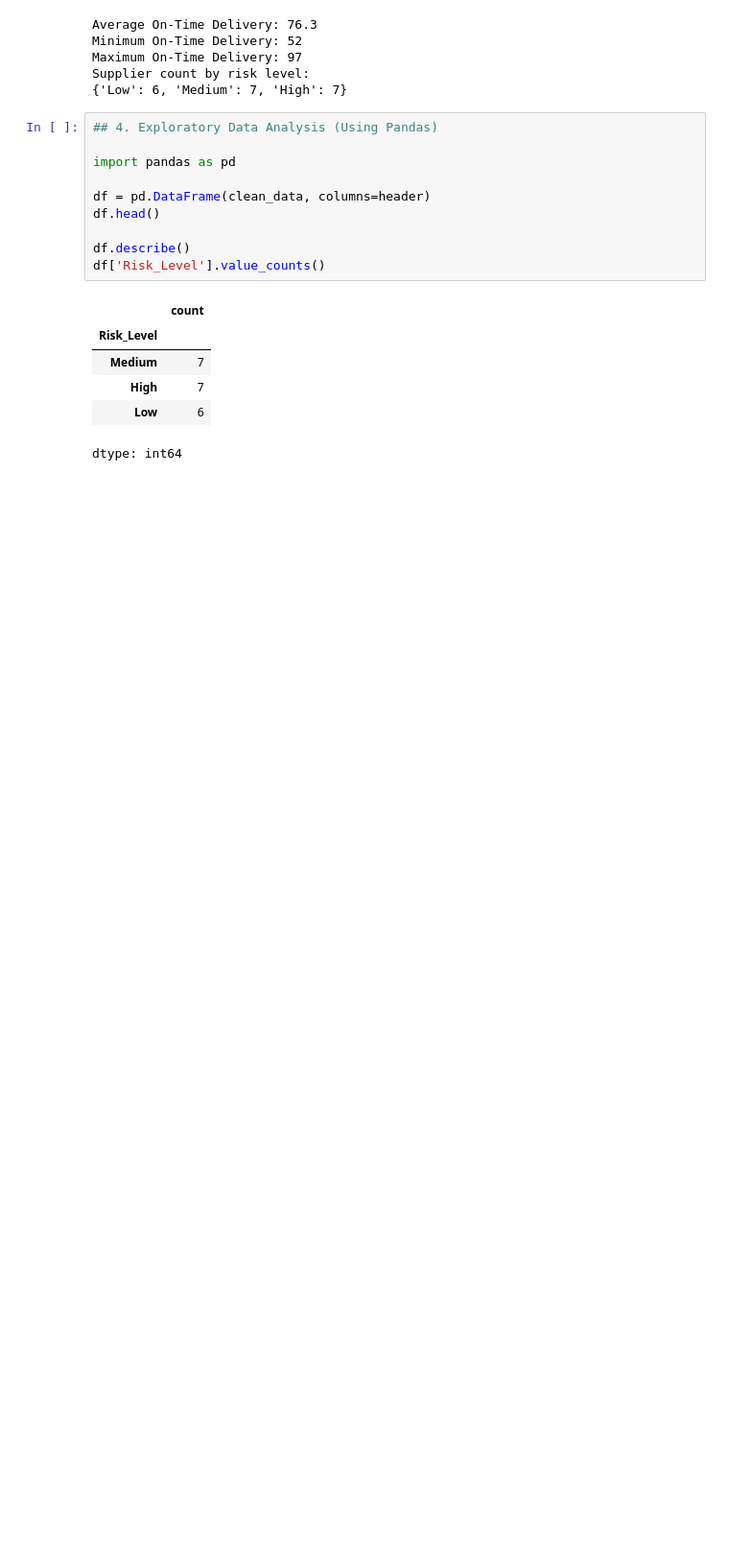
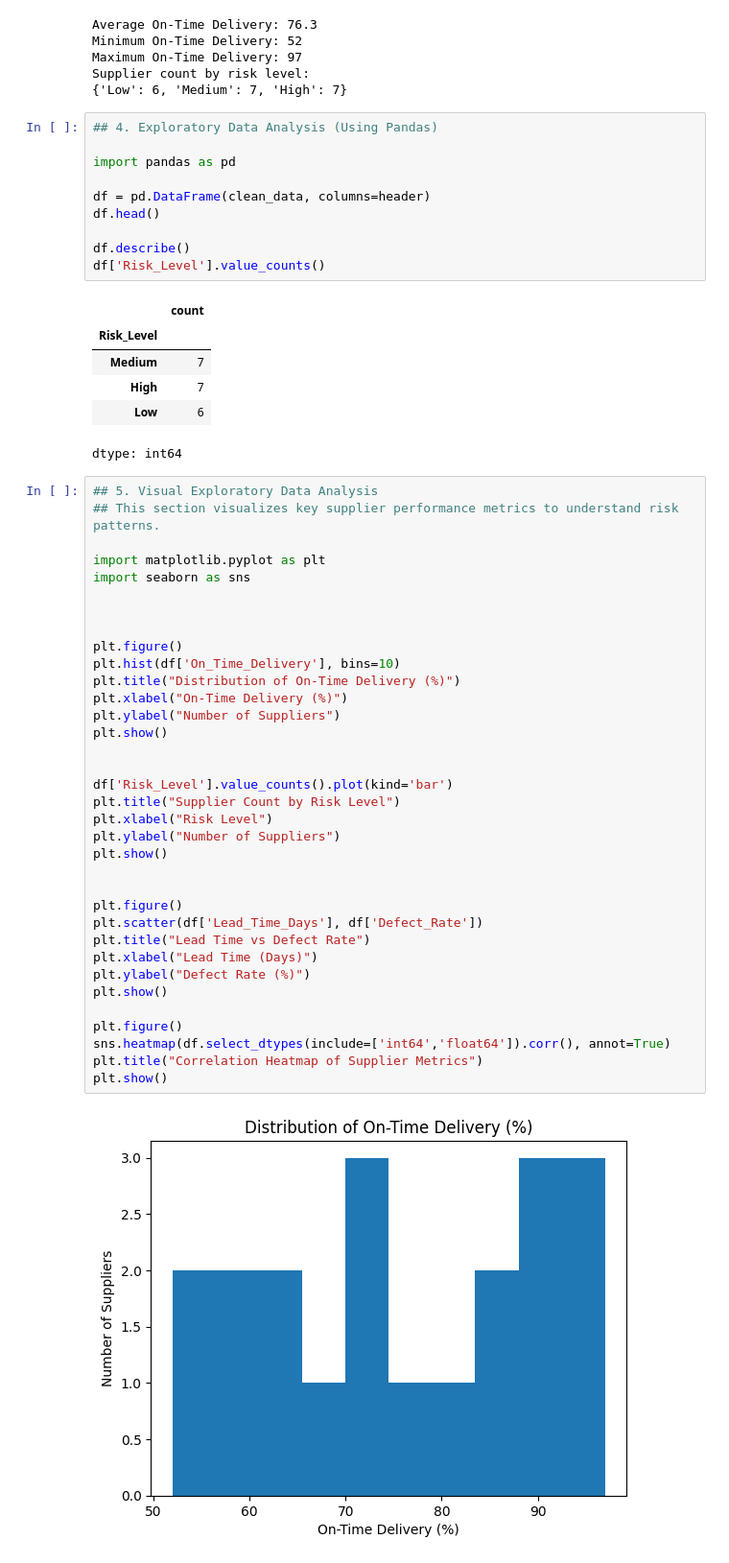
Before and after one commit to sourajroy-afk/BA-using-PYTHON-, a Jupyter notebook: notebooks/01_data_understanding.ipynb, the cells around one changed output. Shown at 96% size. Drawn from its saved outputs; the diff is of its cells as text; blank space fills up the shorter version.

Commit message:
Sprint 5: Added visual exploratory data analysis using Matplotlib and Seaborn

```diff
--- a/notebooks/01_data_understanding.ipynb
+++ b/notebooks/01_data_understanding.ipynb
@@ -110,3 +110,40 @@ df['Risk_Level'].value_counts()
 | High | 7 |
 | Low | 6 |
 dtype: int64
+# %%
+## 5. Visual Exploratory Data Analysis
+## This section visualizes key supplier performance metrics to understand risk patterns.
+
+import matplotlib.pyplot as plt
+import seaborn as sns
+
+
+
+plt.figure()
+plt.hist(df['On_Time_Delivery'], bins=10)
+plt.title("Distribution of On-Time Delivery (%)")
+plt.xlabel("On-Time Delivery (%)")
+plt.ylabel("Number of Suppliers")
+plt.show()
+
+
+df['Risk_Level'].value_counts().plot(kind='bar')
+plt.title("Supplier Count by Risk Level")
+plt.xlabel("Risk Level")
+plt.ylabel("Number of Suppliers")
+plt.show()
+
+
+plt.figure()
+plt.scatter(df['Lead_Time_Days'], df['Defect_Rate'])
+plt.title("Lead Time vs Defect Rate")
+plt.xlabel("Lead Time (Days)")
+plt.ylabel("Defect Rate (%)")
+plt.show()
+
+plt.figure()
+sns.heatmap(df.select_dtypes(include=['int64','float64']).corr(), annot=True)
+plt.title("Correlation Heatmap of Supplier Metrics")
+plt.show()
+# %% [output]
+[figure, added]
```
Also changed, not shown: parts of 1 cell of this notebook.
